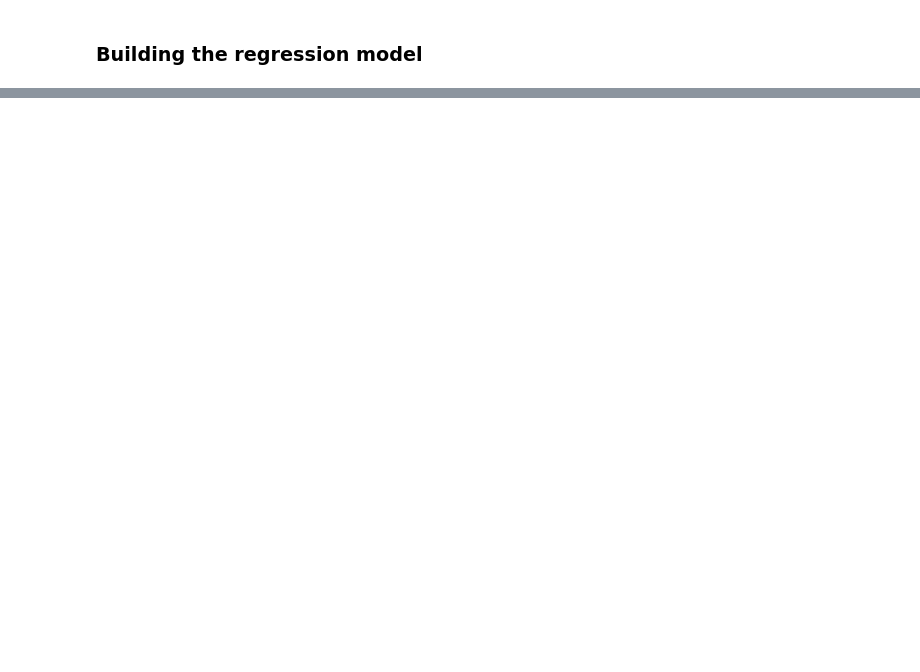
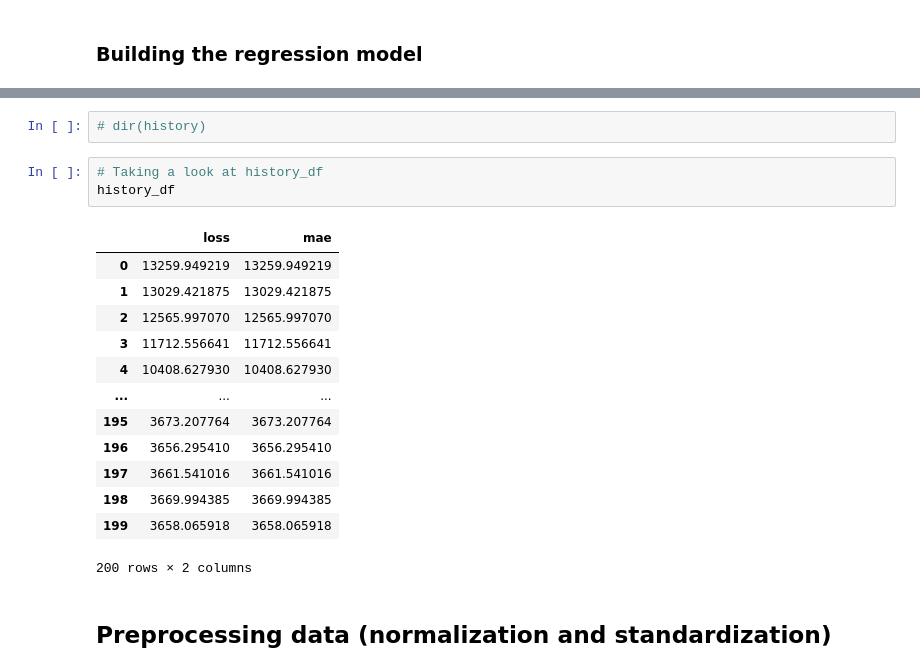
Before and after one commit to patricetg/tensorflow-deeplearning, a Jupyter notebook: 01_neural_network_regression_with_tensorflow.ipynb, the cells around one changed output, grey strips where cells are left out. Cells and saved outputs as stored; diff of their text form; blank space fills up the shorter version.

```diff
--- a/01_neural_network_regression_with_tensorflow.ipynb
+++ b/01_neural_network_regression_with_tensorflow.ipynb
@@ -1361,0 +1664,21 @@ insurance_onehot_df.T
+# %%
+# dir(history)
+# %%
+# Taking a look at history_df
+history_df
+# %% [output]
+|  | loss | mae |
+| 0 | 13259.949219 | 13259.949219 |
+| 1 | 13029.421875 | 13029.421875 |
+| 2 | 12565.997070 | 12565.997070 |
+| 3 | 11712.556641 | 11712.556641 |
+| 4 | 10408.627930 | 10408.627930 |
+| ... | ... | ... |
+| 195 | 3673.207764 | 3673.207764 |
+| 196 | 3656.295410 | 3656.295410 |
+| 197 | 3661.541016 | 3661.541016 |
+| 198 | 3669.994385 | 3669.994385 |
+| 199 | 3658.065918 | 3658.065918 |
+200 rows × 2 columns
+# %% [markdown]
+## Preprocessing data (normalization and standardization)
```
Also changed, not shown: parts of 66 cells of this notebook, 3 other files.
